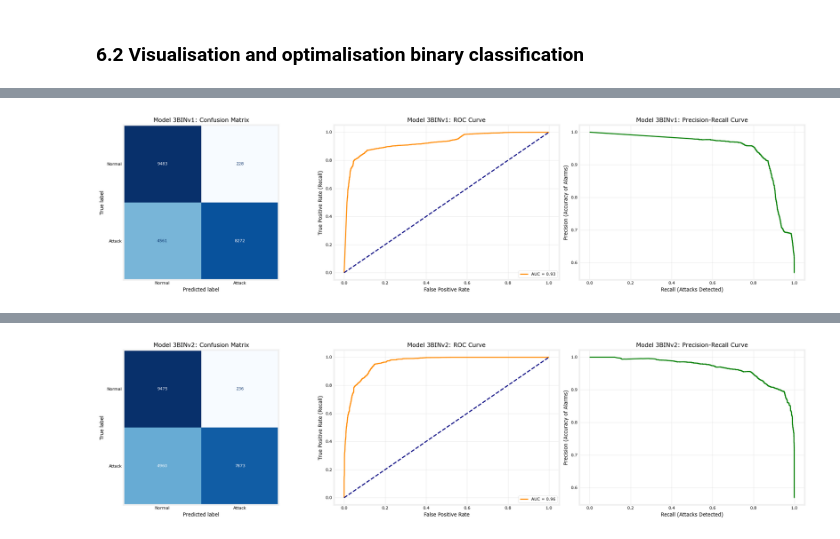
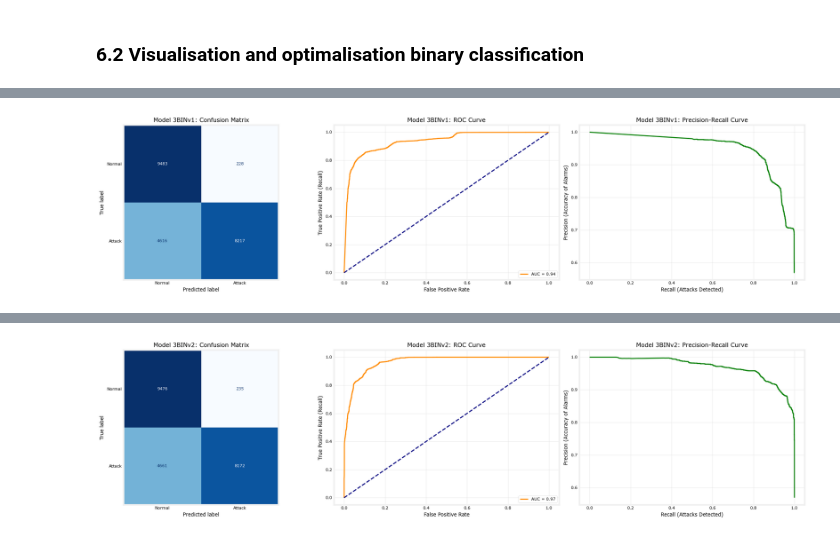
Before and after one commit to thelefthub/GV-NSL-KDD, a Jupyter notebook: model3_nn_nsl_kdd.ipynb, the cells around one changed output, grey strips where cells are left out. Saved outputs shown, nothing was run; the diff lists cells and outputs as text; code cells hidden in the pictures.

```diff
--- a/model3_nn_nsl_kdd.ipynb
+++ b/model3_nn_nsl_kdd.ipynb
@@ -416,10 +356,10 @@ model_bin_3BINv1.compile(optimizer='adam',
 
 print("Training  Model 3BINv1...")
 history_bin_3BINv1 = model_bin_3BINv1.fit(
-    X_train_scaled, y_train_bin,
+    X_train, y_train_bin,
     epochs=50,
     batch_size=64,
-    validation_data=(X_val_scaled, y_val_bin),
+    validation_data=(X_val, y_val_bin),
     verbose=1
 )
 # %% [output]
@@ -493,10 +430,10 @@ early_stopping_bin = EarlyStopping(
 
 print("Training 3BINv2...")
 history_bin_3BINv2 = model_bin_3BINv2.fit(
-    X_train_scaled, y_train_bin,
+    X_train, y_train_bin,
     epochs=50,
     batch_size=64,
-    validation_data=(X_val_scaled, y_val_bin),
+    validation_data=(X_val, y_val_bin),
     callbacks=[early_stopping_bin],
     verbose=1
 )
@@ -648,9 +586,9 @@ def plot_performance_visuals(model, X_test, y_test, model_name):
     plt.show()
 
 print("--- Visualizing Model 3BINv1 (Standard) ---")
-plot_performance_visuals(model_bin_3BINv1, X_test_scaled, y_test_bin, "Model 3BINv1")
+plot_performance_visuals(model_bin_3BINv1, X_test, y_test_bin, "Model 3BINv1")
 
 print("\n--- Visualizing Model 3BINv2 (L1 Regularized) ---")
-plot_performance_visuals(model_bin_3BINv2, X_test_scaled, y_test_bin, "Model 3BINv2")
+plot_performance_visuals(model_bin_3BINv2, X_test, y_test_bin, "Model 3BINv2")
 # %% [output]
 --- Visualizing Model 3BINv1 (Standard) ---
@@ -658,2 +596,2 @@ plot_performance_visuals(model_bin_3BINv2, X_test_scaled, y_test_bin, "Model 3BI
-[figure, old version]
+[figure, new version]
 --- Visualizing Model 3BINv2 (L1 Regularized) ---
```
Also changed, not shown: parts of 15 cells of this notebook.
